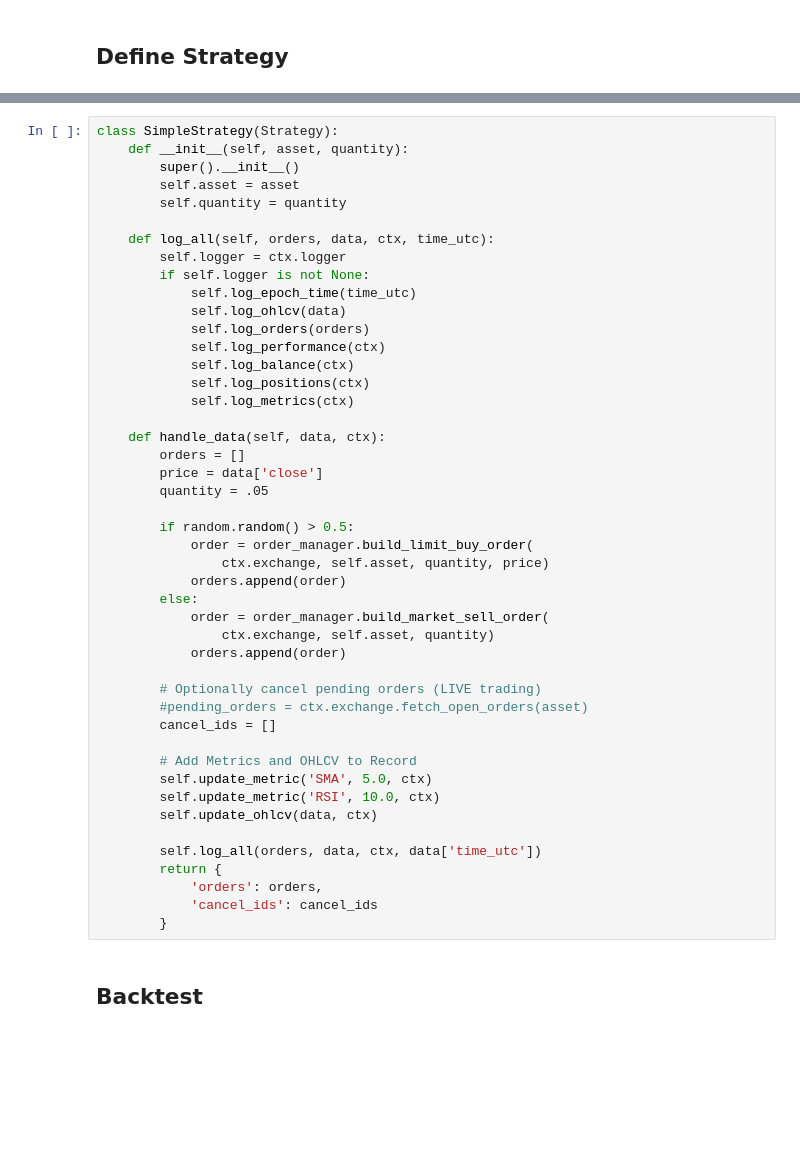
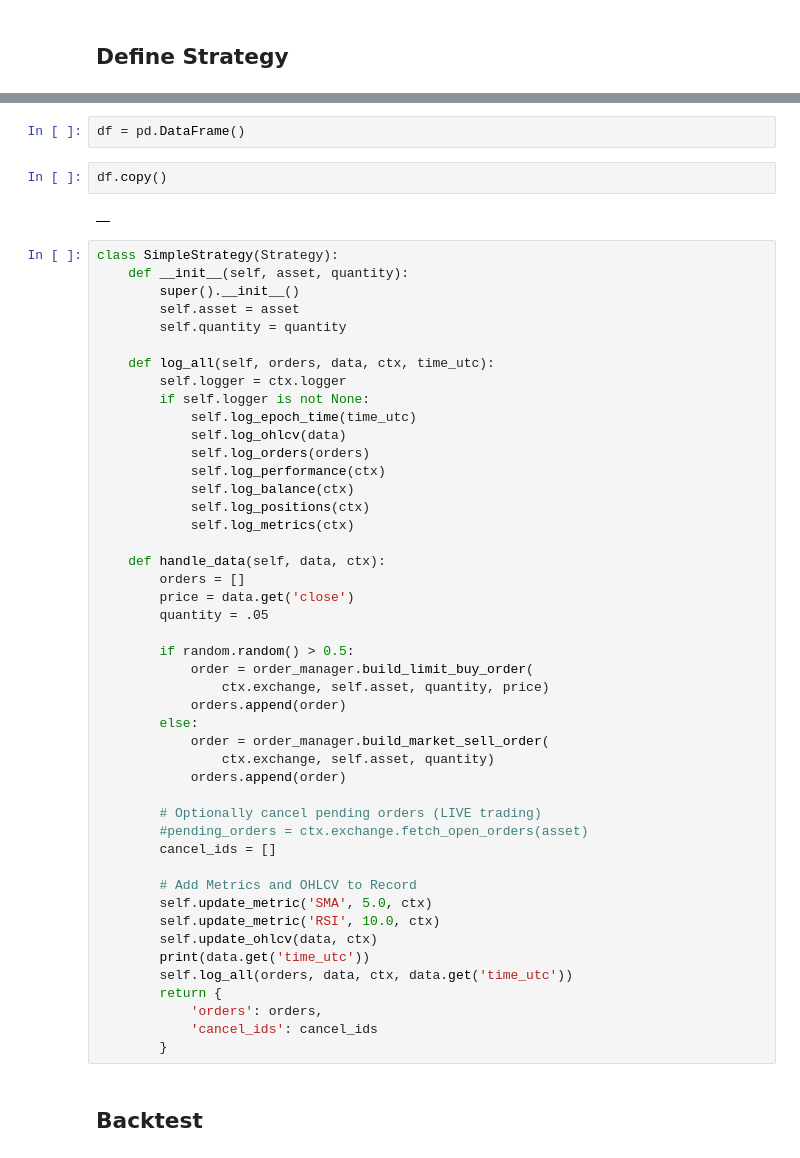
Before and after one commit to bfortuner/punisher, a Jupyter notebook: demo.ipynb, the cells around one changed output, grey strips where cells are left out. Saved outputs shown, nothing was run; the diff lists cells and outputs as text; blank space fills up the shorter version.

```diff
--- a/demo.ipynb
+++ b/demo.ipynb
@@ -16,3 +19,9 @@ from punisher.strategies.strategy import Strategy
+# %%
+df = pd.DataFrame()
+# %%
+df.copy()
+# %% [output]
+|  |
 # %%
 class SimpleStrategy(Strategy):
     def __init__(self, asset, quantity):
@@ -33,7 +42,7 @@ class SimpleStrategy(Strategy):
 
     def handle_data(self, data, ctx):
         orders = []
-        price = data['close']
+        price = data.get('close')
         quantity = .05
 
         if random.random() > 0.5:
@@ -53,8 +62,8 @@ class SimpleStrategy(Strategy):
         self.update_metric('SMA', 5.0, ctx)
         self.update_metric('RSI', 10.0, ctx)
         self.update_ohlcv(data, ctx)
-
-        self.log_all(orders, data, ctx, data['time_utc'])
+        print(data.get('time_utc'))
+        self.log_all(orders, data, ctx, data.get('time_utc'))
         return {
             'orders': orders,
             'cancel_ids': cancel_ids
```
Also changed, not shown: parts of 5 cells of this notebook, 17 other files.
